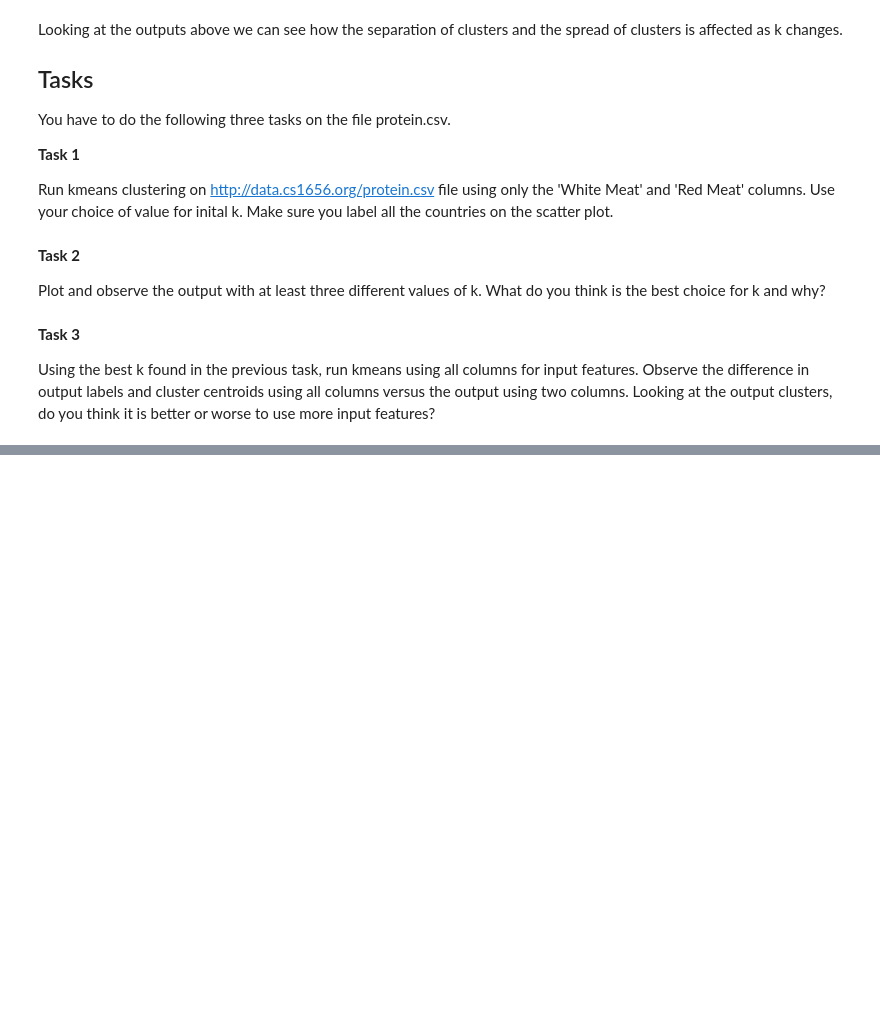
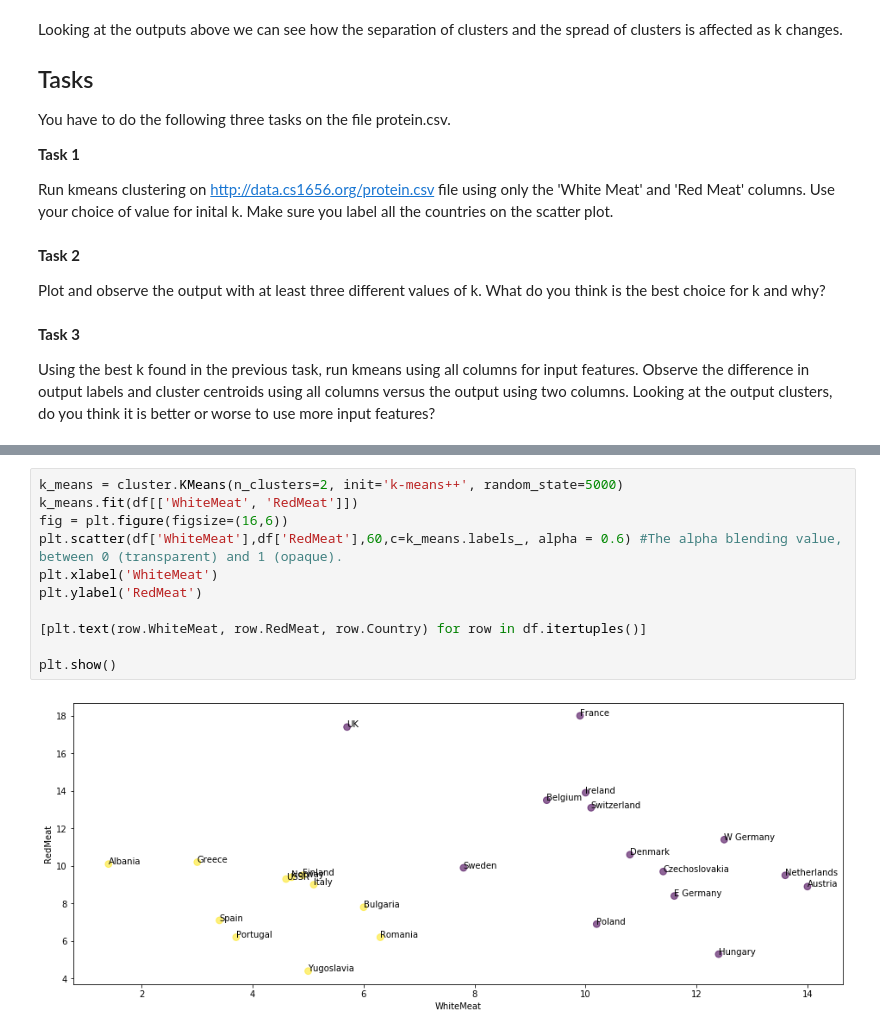
Before and after one commit to paige080298/DataScience_Clustering, a Jupyter notebook: rec06.ipynb, the cells around one changed output, grey strips where cells are left out. Cells and saved outputs as stored; diff of their text form; blank space fills up the shorter version.

```diff
--- a/rec06.ipynb
+++ b/rec06.ipynb
@@ -146,0 +243,13 @@ Using the best k found in the previous task, run kmeans using all columns for in
+# %%
+k_means = cluster.KMeans(n_clusters=2, init='k-means++', random_state=5000)
+k_means.fit(df[['WhiteMeat', 'RedMeat']])
+fig = plt.figure(figsize=(16,6))
+plt.scatter(df['WhiteMeat'],df['RedMeat'],60,c=k_means.labels_, alpha = 0.6) #The alpha blending value, between 0 (transparent) and 1 (opaque).
+plt.xlabel('WhiteMeat')
+plt.ylabel('RedMeat')
+
+[plt.text(row.WhiteMeat, row.RedMeat, row.Country) for row in df.itertuples()]
+
+plt.show()
+# %% [output]
+[figure, added]
```
Also changed, not shown: parts of 21 cells of this notebook.
